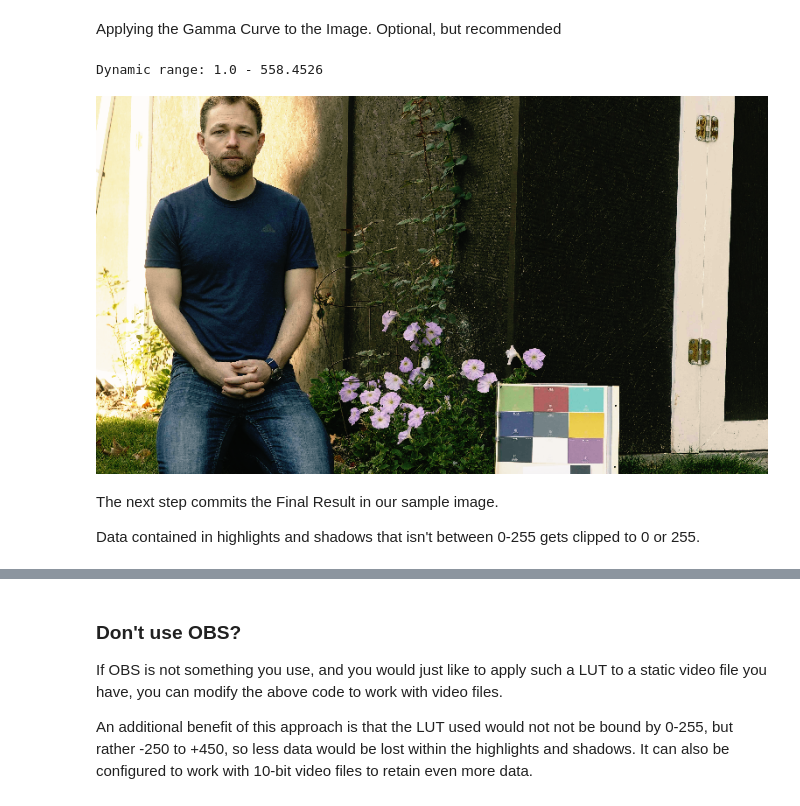
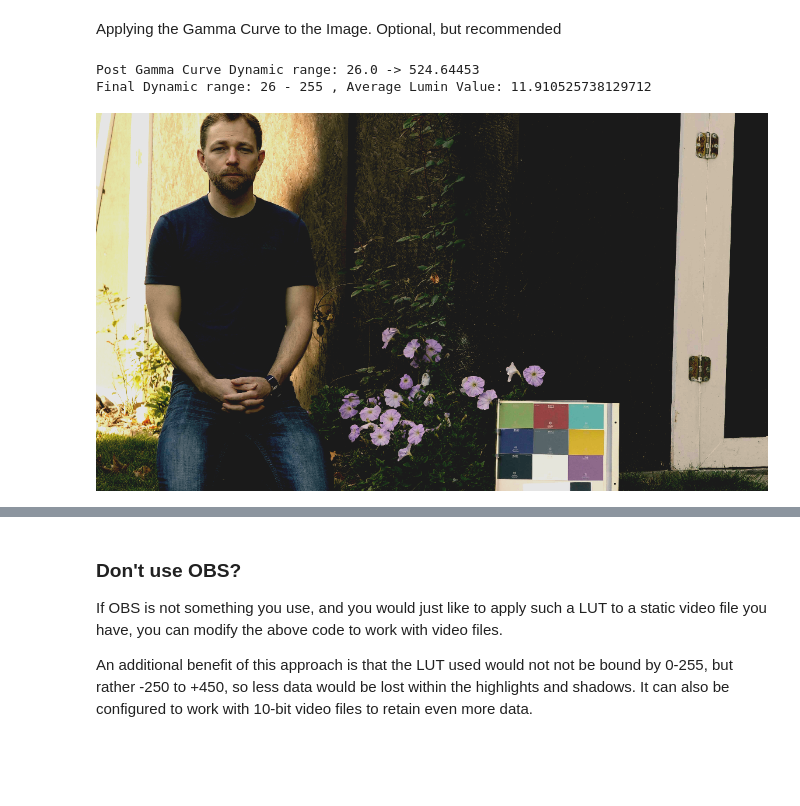
Before and after one commit to steveseguin/color-grading, a Jupyter notebook: colab.ipynb, the cells around one changed output, grey strips where cells are left out. Drawn from its saved outputs; the diff is of its cells as text; code cells hidden in the pictures; blank space fills up the shorter version.

````diff
--- a/colab.ipynb
+++ b/colab.ipynb
@@ -127,13 +127,17 @@ The Basic Logic that we are doing is the following:
 
 ```y1 = (y0 - y)```  , We want the input image to match the target image, or as close as possible.
 # %%
+# This is desirable if you are only using Black, White, and Grey -- or just a few colours.
+# RGB channels are treated independently, using linear regression fitting
+
 poly={}
 colors = ["R","G","B"]
 xp = np.linspace(0, 255, 255)
 for rgb in range(3):
   www = np.ravel(wrong)[rgb::3]
   rrr = np.ravel(right)[rgb::3]
-  poly[rgb] = np.polyfit(www, rrr, 1) ## you can play with the number of polynominals, but more can lead to overfitting. The most you want to try is probably 2
+  pp = 1  ## you can play with the number of polynominals, but more can lead to overfitting. The most you want to try is probably 2
+  poly[rgb] = np.polyfit(www, rrr, pp)
   p = np.poly1d(poly[rgb])
   delta = rrr - p(www)
   power = np.power(delta,2)
@@ -205,13 +299,31 @@ def applyLUT(image):
     print()
   return image
 
+def applyLUT2(image,pp):
+  sss = np.shape(image[:,:,0])
+  rgb = image.reshape(-1,3).T
+  print(np.shape(rgb))
+  Zr = poly3d(rgb,coes[0],pp).reshape(sss)
+  Zg = poly3d(rgb,coes[1],pp).reshape(sss)
+  Zb = poly3d(rgb,coes[2],pp).reshape(sss)
+  image[:,:,0] = Zr
+  image[:,:,1] = Zg
+  image[:,:,2] = Zb
+  return image
+
+
 img = np.zeros_like(img2)
 img[:] = img2[:]
 
 ## BRIGHTNESS ADJUSTMENT.
-mb = 30   #  -20 to 20 is a good range to try; 0 is default
-img = applyLUT(img) + mb
+mb = 0   #  -20 to 20 is a good range to try; 0 is default
+print(np.min(img),np.max(img))
 
+#img = applyLUT(img) + mb
+img = applyLUT2(img,ppp) + mb
+
+
+print(np.min(img),np.max(img))
 if ((np.min(img)>25) & (np.max(img)<230)):
   print("Consider shooting in LOG or reducing contrast on your camera when recording")
 elif (np.min(img)>25):
@@ -255,27 +361,24 @@ LUT1 = 255-np.flip(LUT2)  # DARK
 # %% [markdown]
 Applying the Gamma Curve to the Image. Optional, but recommended
 # %%
-
 where = np.where((img>225) &(img<492))
-out = LUT2[np.uint16(np.round(img[where]-225))]
+out = LUT2[np.uint16(np.round(img[where]-225))].astype(np.float32, copy=False)
 img[where] = out
 where = np.where((img<=30) & (img>-461))
-out = LUT1[np.uint16(np.round(img[where]+461))]
+out = LUT1[np.uint16(np.round(img[where]+461))].astype(np.float32, copy=False)
 img[where] = out
 
-print("Dynamic range:",np.min(img),"-",np.max(img))
+print("Post Gamma Curve Dynamic range:",np.min(img),"->",np.max(img))
 
 test = np.zeros_like(img)
 test[:] = img[:]
-test[np.where(test>255)]=255 # cut out bad highlights
-test[np.where(test<0)]=0 # cut out bad shadows
+test[np.where(test>254)]=255 # cut out bad highlights
+test[np.where(test<1)]=0 # cut out bad shadows
 test = test.astype(np.uint8, copy=False)
-
-cv2_imshow(cv2.cvtColor(cv2.resize(test,None,fx=0.2,fy=0.2), cv2.COLOR_RGB2BGR))
+avglum = np.mean(np.sqrt( 0.299*test[:,:,0]**2 + 0.587*test[:,:,1]**2 + 0.114*test[:,:,2]**2 ))
+print("Final Dynamic range:",np.min(test),"-",np.max(test), ", Average Lumin Value:",avglum)
+cv2_imshow(cv2.cvtColor(cv2.resize(test,None,fx=0.3,fy=0.3), cv2.COLOR_RGB2BGR))
 # %% [output]
-Dynamic range: 1.0 - 558.4526
+Post Gamma Curve Dynamic range: 26.0 -> 524.64453
+Final Dynamic range: 26 - 255 , Average Lumin Value: 11.910525738129712
-[figure, old version]
+[figure, new version]
-# %% [markdown]
-The next step commits the Final Result in our sample image.
-
-Data contained in highlights and shadows that isn't between 0-255 gets clipped to 0 or 255.
````
Also changed, not shown: parts of 9 cells of this notebook.
